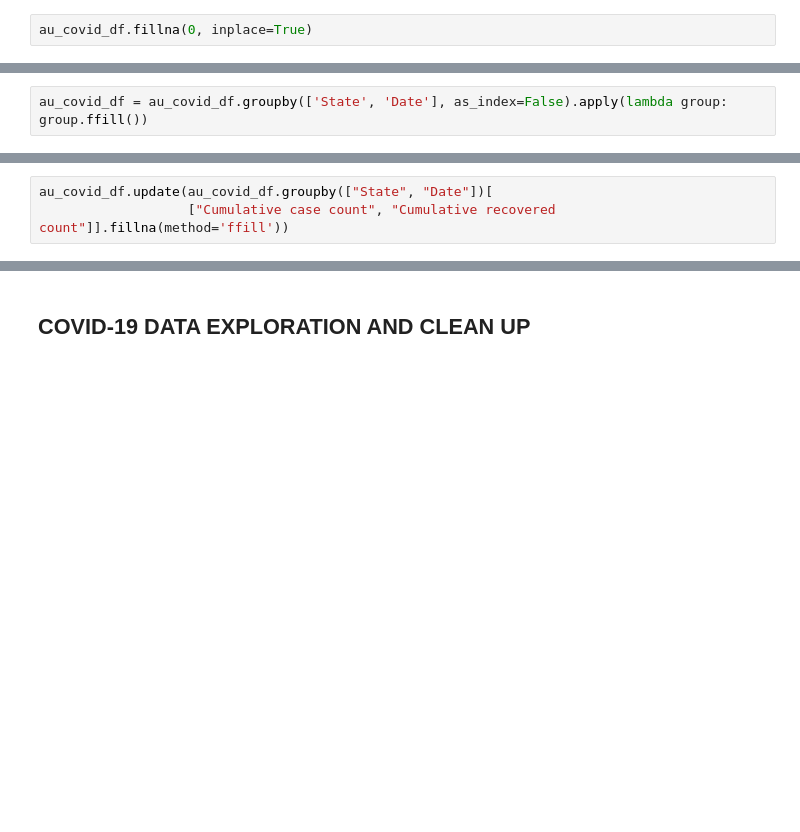
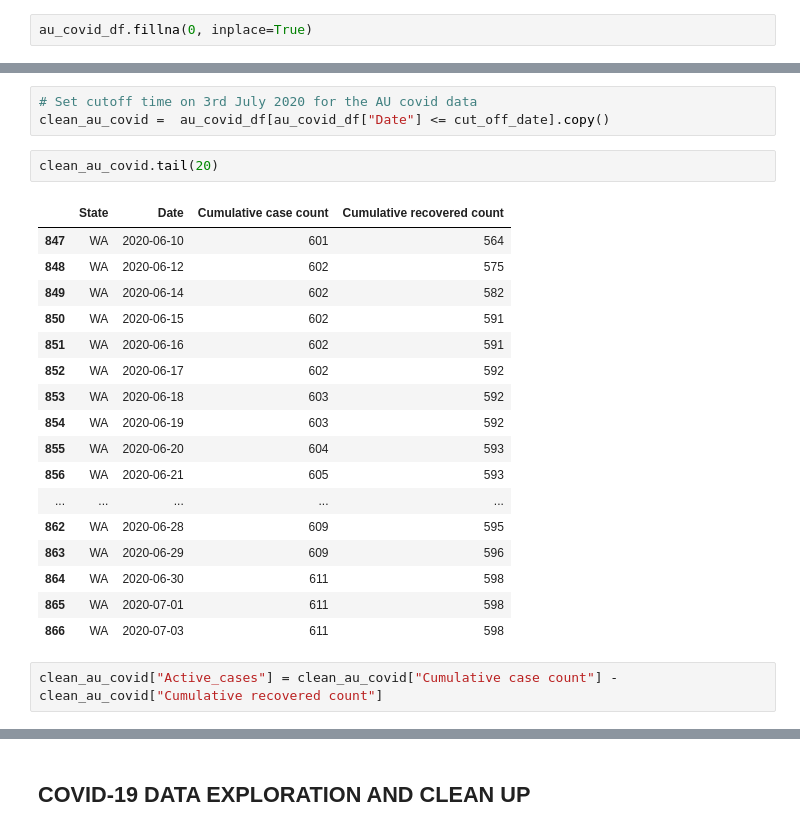
Before and after one commit to poojaisabelle/Project-One, a Jupyter notebook: data_exploration_cleanup_MASTER.ipynb, the cells around one changed output, grey strips where cells are left out. Drawn from its saved outputs; the diff is of its cells as text; blank space fills up the shorter version.

```diff
--- a/data_exploration_cleanup_MASTER.ipynb
+++ b/data_exploration_cleanup_MASTER.ipynb
@@ -265,2 +549,0 @@ au_covid_df.info()
-# %%
-au_covid_df = au_covid_df.groupby(['State', 'Date'], as_index=False).apply(lambda group: group.ffill())
@@ -287,3 +549,0 @@ clean_covid_df.info()
-# %%
-au_covid_df.update(au_covid_df.groupby(["State", "Date"])[
-                   ["Cumulative case count", "Cumulative recovered count"]].fillna(method='ffill'))
@@ -354,0 +560,25 @@ final_au_covid.to_csv("au_covid_data.csv", index=False)
+# %%
+# Set cutoff time on 3rd July 2020 for the AU covid data
+clean_au_covid =  au_covid_df[au_covid_df["Date"] <= cut_off_date].copy()
+# %%
+clean_au_covid.tail(20)
+# %% [output]
+|  | State | Date | Cumulative case count | Cumulative recovered count |
+| 847 | WA | 2020-06-10 | 601 | 564 |
+| 848 | WA | 2020-06-12 | 602 | 575 |
+| 849 | WA | 2020-06-14 | 602 | 582 |
+| 850 | WA | 2020-06-15 | 602 | 591 |
+| 851 | WA | 2020-06-16 | 602 | 591 |
+| 852 | WA | 2020-06-17 | 602 | 592 |
+| 853 | WA | 2020-06-18 | 603 | 592 |
+| 854 | WA | 2020-06-19 | 603 | 592 |
+| 855 | WA | 2020-06-20 | 604 | 593 |
+| 856 | WA | 2020-06-21 | 605 | 593 |
+| ... | ... | ... | ... | ... |
+| 862 | WA | 2020-06-28 | 609 | 595 |
+| 863 | WA | 2020-06-29 | 609 | 596 |
+| 864 | WA | 2020-06-30 | 611 | 598 |
+| 865 | WA | 2020-07-01 | 611 | 598 |
+| 866 | WA | 2020-07-03 | 611 | 598 |
+# %%
+clean_au_covid["Active_cases"] = clean_au_covid["Cumulative case count"] - clean_au_covid["Cumulative recovered count"]
```
Also changed, not shown: parts of 73 cells of this notebook.
